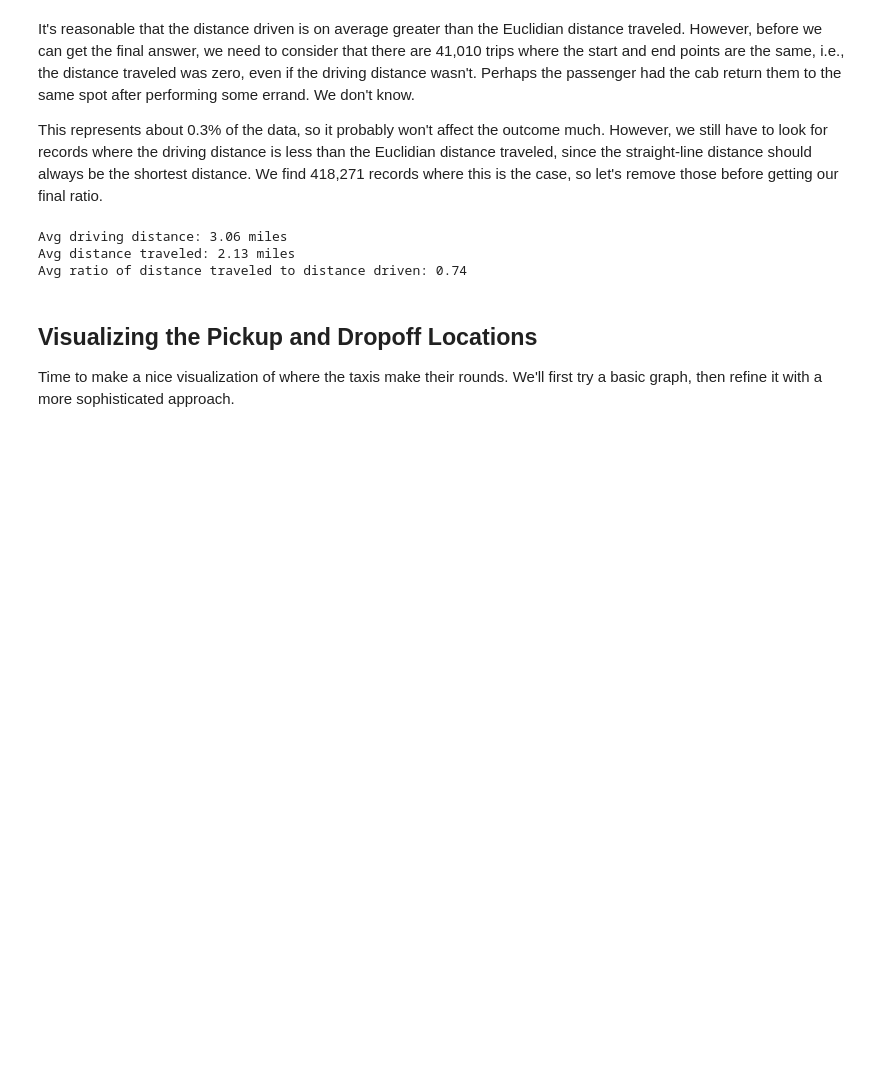
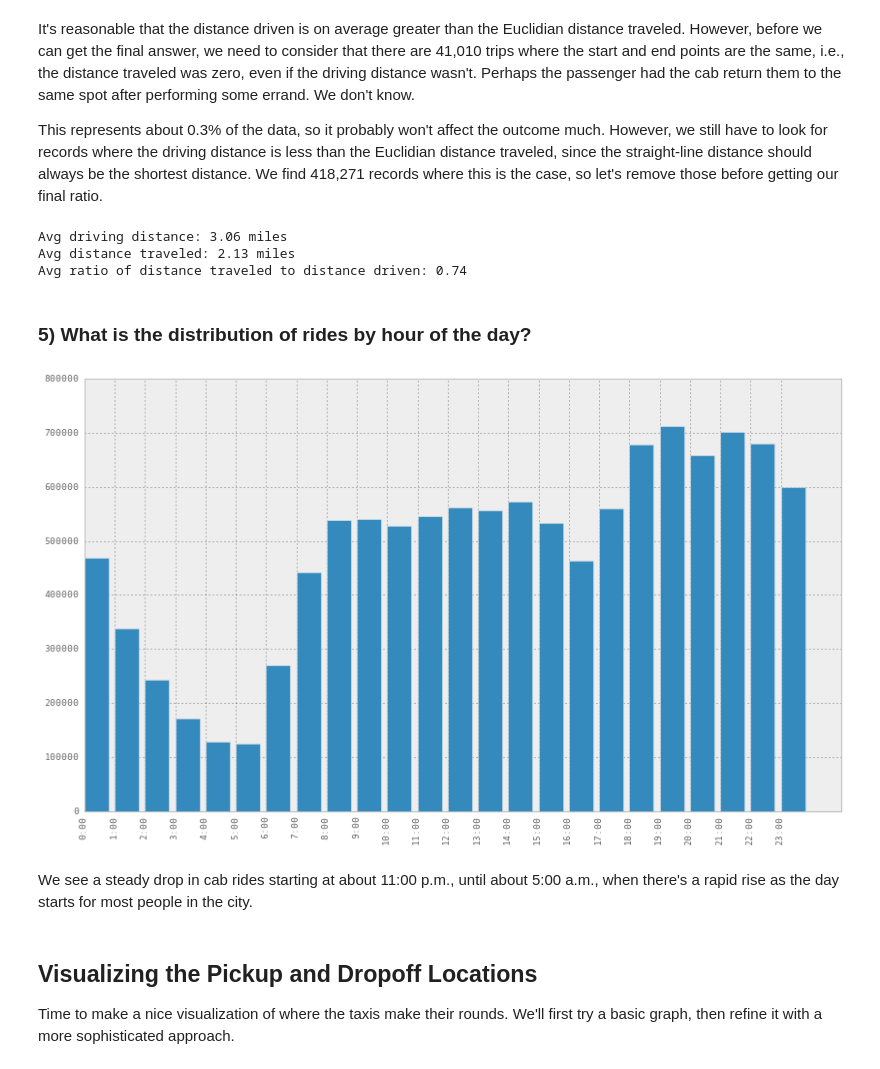
Before and after one commit to bradmager/NYC_TaxiData, a Jupyter notebook: NYC_TaxiData.ipynb, the cells around one changed output. Saved outputs shown, nothing was run; the diff lists cells and outputs as text; code cells hidden in the pictures; blank space fills up the shorter version.

Commit message:
Added analysis of rides by hour of the day

```diff
--- a/NYC_TaxiData.ipynb
+++ b/NYC_TaxiData.ipynb
@@ -151,6 +152,32 @@ print('Avg ratio of distance traveled to distance driven: %2.2f ' % np.mean(dist
 Avg driving distance: 3.06 miles
 Avg distance traveled: 2.13 miles
 Avg ratio of distance traveled to distance driven: 0.74
+# %% [markdown]
+### 5) What is the distribution of rides by hour of the day?
+# %%
+# Create series of the total number of rides grouped by hour of the day.
+yellowDF['hour'] = yellowDF.pickup_time
+yellowDF['hour'] = yellowDF['hour'].apply(lambda x: x.hour)
+hourly_rides = yellowDF.groupby(['hour']).count()['VendorID']
+# %%
+%matplotlib inline
+
+pd.options.display.mpl_style = 'default'
+rcParams['figure.figsize'] = (14, 8) # Figure size in inches
+
+fig = plt.figure()
+ax = plt.subplot(111)
+ax.bar(hourly_rides.index, hourly_rides.values)
+ax.set_xticks(hourly_rides.index)
+ax.set_xticklabels(['0:00','1:00','2:00','3:00','4:00','5:00',
+                    '6:00','7:00','8:00','9:00','10:00','11:00',
+                    '12:00','13:00','14:00','15:00','16:00','17:00',
+                    '18:00','19:00','20:00','21:00','22:00','23:00'], rotation=90)
+plt.show()
+# %% [output]
+[figure, added]
+# %% [markdown]
+We see a steady drop in cab rides starting at about 11:00 p.m., until about 5:00 a.m., when there's a rapid rise as the day starts for most people in the city.
 # %% [markdown]
 ## Visualizing the Pickup and Dropoff Locations
 
```
Also changed, not shown: parts of 1 cell of this notebook.
